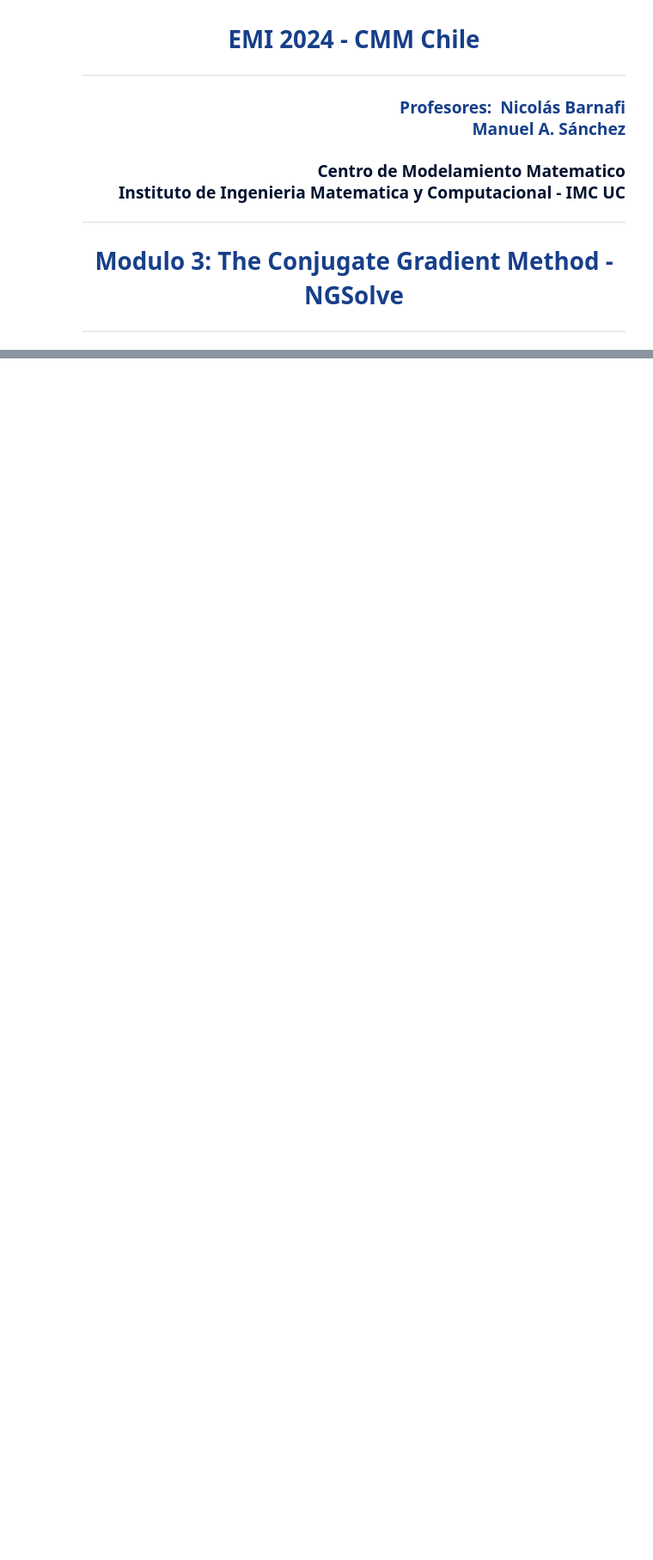
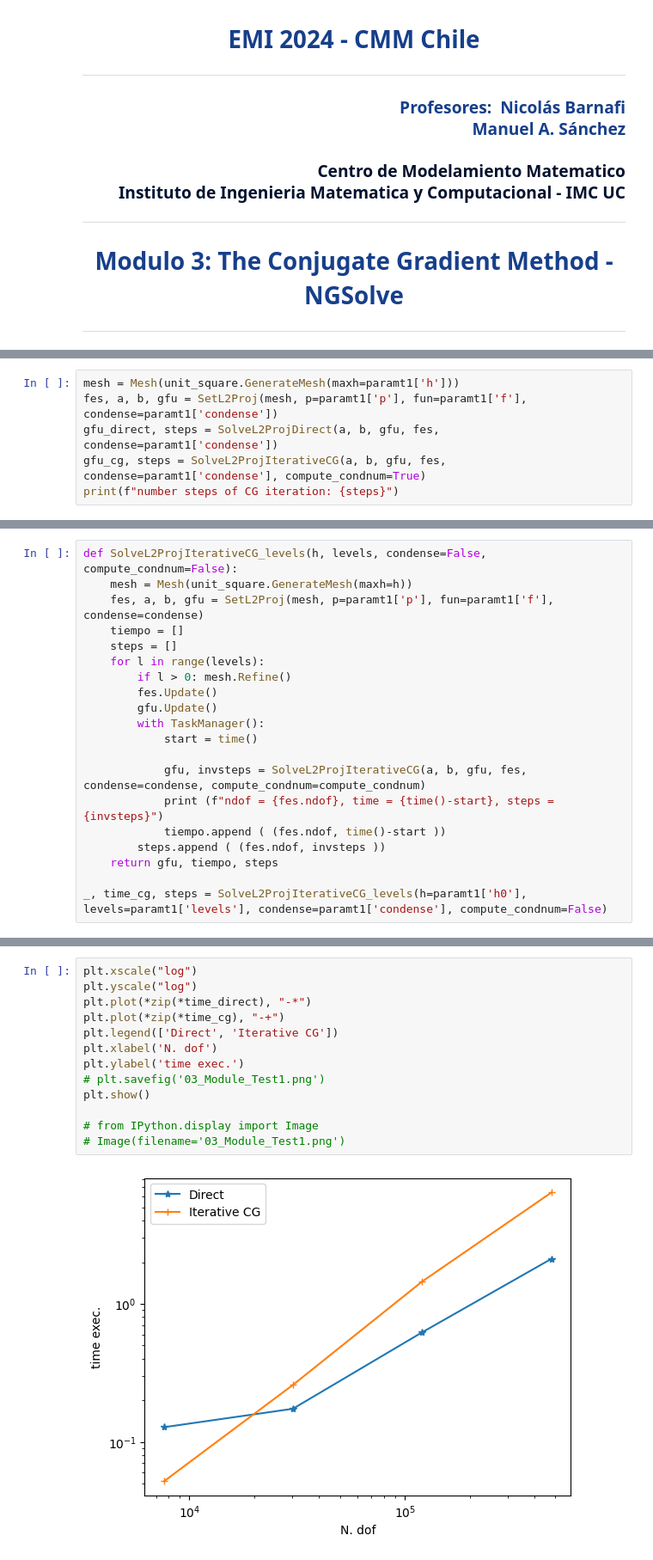
Before and after one commit to ManuelSanchezUribe/EMI2024, a Jupyter notebook: notebooks/03_Modulo/03_Modulo_04_Conjugate_Gradient_NGsolve.ipynb, the cells around one changed output, grey strips where cells are left out. Shown: that part at 86% size. Saved outputs shown, nothing was run; the diff lists cells and outputs as text; blank space fills up the shorter version.

```diff
--- a/notebooks/03_Modulo/03_Modulo_04_Conjugate_Gradient_NGsolve.ipynb
+++ b/notebooks/03_Modulo/03_Modulo_04_Conjugate_Gradient_NGsolve.ipynb
@@ -22,0 +108,6 @@ gris oscuro: #707070
+# %%
+mesh = Mesh(unit_square.GenerateMesh(maxh=paramt1['h']))
+fes, a, b, gfu = SetL2Proj(mesh, p=paramt1['p'], fun=paramt1['f'], condense=paramt1['condense'])
+gfu_direct, steps = SolveL2ProjDirect(a, b, gfu, fes, condense=paramt1['condense'])
+gfu_cg, steps = SolveL2ProjIterativeCG(a, b, gfu, fes, condense=paramt1['condense'], compute_condnum=True)
+print(f"number steps of CG iteration: {steps}")
@@ -22,0 +147,20 @@ gris oscuro: #707070
+# %%
+def SolveL2ProjIterativeCG_levels(h, levels, condense=False, compute_condnum=False):
+    mesh = Mesh(unit_square.GenerateMesh(maxh=h))
+    fes, a, b, gfu = SetL2Proj(mesh, p=paramt1['p'], fun=paramt1['f'], condense=condense)
+    tiempo = []
+    steps = []
+    for l in range(levels):
+        if l > 0: mesh.Refine()
+        fes.Update()
+        gfu.Update()
+        with TaskManager():
+            start = time()
+
+            gfu, invsteps = SolveL2ProjIterativeCG(a, b, gfu, fes, condense=condense, compute_condnum=compute_condnum)
+            print (f"ndof = {fes.ndof}, time = {time()-start}, steps = {invsteps}")
+            tiempo.append ( (fes.ndof, time()-start ))
+        steps.append ( (fes.ndof, invsteps ))
+    return gfu, tiempo, steps
+
+_, time_cg, steps = SolveL2ProjIterativeCG_levels(h=paramt1['h0'], levels=paramt1['levels'], condense=paramt1['condense'], compute_condnum=False)
@@ -22,0 +172,15 @@ gris oscuro: #707070
+# %%
+plt.xscale("log")
+plt.yscale("log")
+plt.plot(*zip(*time_direct), "-*")
+plt.plot(*zip(*time_cg), "-+")
+plt.legend(['Direct', 'Iterative CG'])
+plt.xlabel('N. dof')
+plt.ylabel('time exec.')
+# plt.savefig('03_Module_Test1.png')
+plt.show()
+
+# from IPython.display import Image
+# Image(filename='03_Module_Test1.png')
+# %% [output]
+[figure, added]
```
Also changed, not shown: parts of 33 cells of this notebook, 4 other files.
